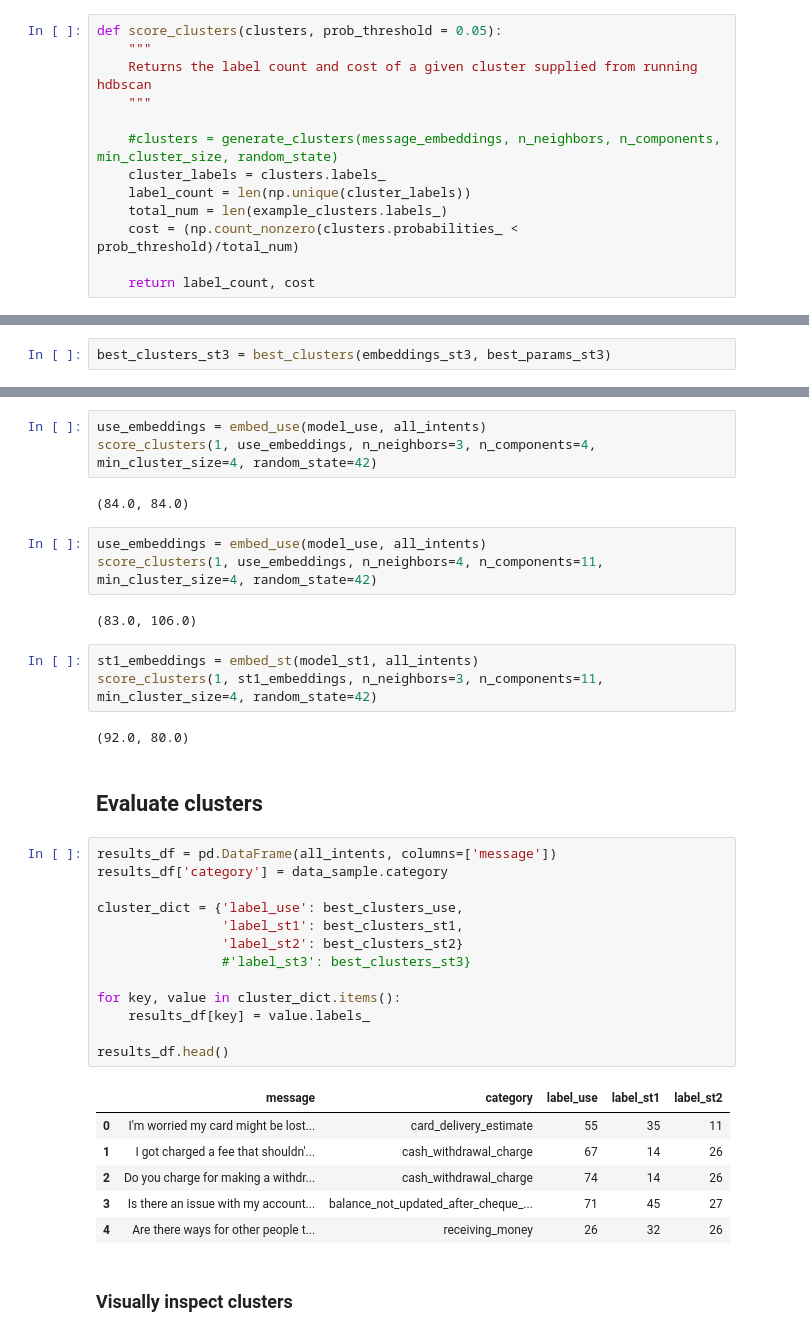
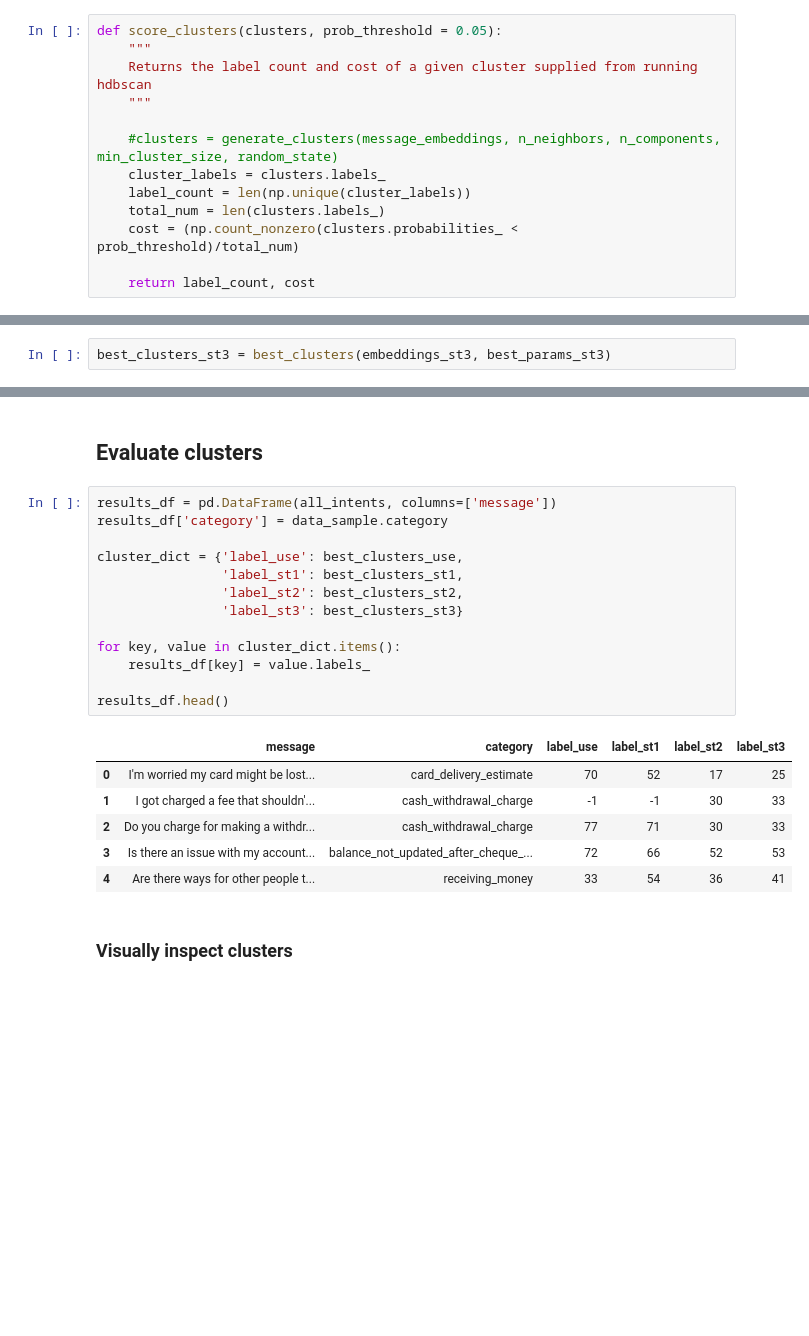
Before and after one commit to dborrelli/chat-intents, a Jupyter notebook: notebooks/05-use.ipynb, the cells around one changed output, grey strips where cells are left out. Drawn from its saved outputs; the diff is of its cells as text; blank space fills up the shorter version.

```diff
--- a/notebooks/05-use.ipynb
+++ b/notebooks/05-use.ipynb
@@ -116,7 +110,7 @@ def score_clusters(clusters, prob_threshold = 0.05):
     #clusters = generate_clusters(message_embeddings, n_neighbors, n_components, min_cluster_size, random_state)
     cluster_labels = clusters.labels_
     label_count = len(np.unique(cluster_labels))
-    total_num = len(example_clusters.labels_)
+    total_num = len(clusters.labels_)
     cost = (np.count_nonzero(clusters.probabilities_ < prob_threshold)/total_num)
 
     return label_count, cost
@@ -394,40 +369,25 @@ len(np.unique(st1_clusters.labels_))
-# %%
-use_embeddings = embed_use(model_use, all_intents)
-score_clusters(1, use_embeddings, n_neighbors=3, n_components=4, min_cluster_size=4, random_state=42)
-# %% [output]
-(84.0, 84.0)
-# %%
-use_embeddings = embed_use(model_use, all_intents)
-score_clusters(1, use_embeddings, n_neighbors=4, n_components=11, min_cluster_size=4, random_state=42)
-# %% [output]
-(83.0, 106.0)
-# %%
-st1_embeddings = embed_st(model_st1, all_intents)
-score_clusters(1, st1_embeddings, n_neighbors=3, n_components=11, min_cluster_size=4, random_state=42)
-# %% [output]
-(92.0, 80.0)
 # %% [markdown]
 ## Evaluate clusters
 # %%
 results_df = pd.DataFrame(all_intents, columns=['message'])
 results_df['category'] = data_sample.category
 
 cluster_dict = {'label_use': best_clusters_use,
                 'label_st1': best_clusters_st1,
-                'label_st2': best_clusters_st2}
-                #'label_st3': best_clusters_st3}
+                'label_st2': best_clusters_st2,
+                'label_st3': best_clusters_st3}
 
 for key, value in cluster_dict.items():
     results_df[key] = value.labels_
 
 results_df.head()
 # %% [output]
-|  | message | category | label_use | label_st1 | label_st2 |
-| 0 | I'm worried my card might be lost... | card_delivery_estimate | 55 | 35 | 11 |
-| 1 | I got charged a fee that shouldn'... | cash_withdrawal_charge | 67 | 14 | 26 |
-| 2 | Do you charge for making a withdr... | cash_withdrawal_charge | 74 | 14 | 26 |
-| 3 | Is there an issue with my account... | balance_not_updated_after_cheque_... | 71 | 45 | 27 |
-| 4 | Are there ways for other people t... | receiving_money | 26 | 32 | 26 |
+|  | message | category | label_use | label_st1 | label_st2 | label_st3 |
+| 0 | I'm worried my card might be lost... | card_delivery_estimate | 70 | 52 | 17 | 25 |
+| 1 | I got charged a fee that shouldn'... | cash_withdrawal_charge | -1 | -1 | 30 | 33 |
+| 2 | Do you charge for making a withdr... | cash_withdrawal_charge | 77 | 71 | 30 | 33 |
+| 3 | Is there an issue with my account... | balance_not_updated_after_cheque_... | 72 | 66 | 52 | 53 |
+| 4 | Are there ways for other people t... | receiving_money | 33 | 54 | 36 | 41 |
 # %% [markdown]
 ### Visually inspect clusters
 # %%
```
Also changed, not shown: parts of 19 cells of this notebook.
